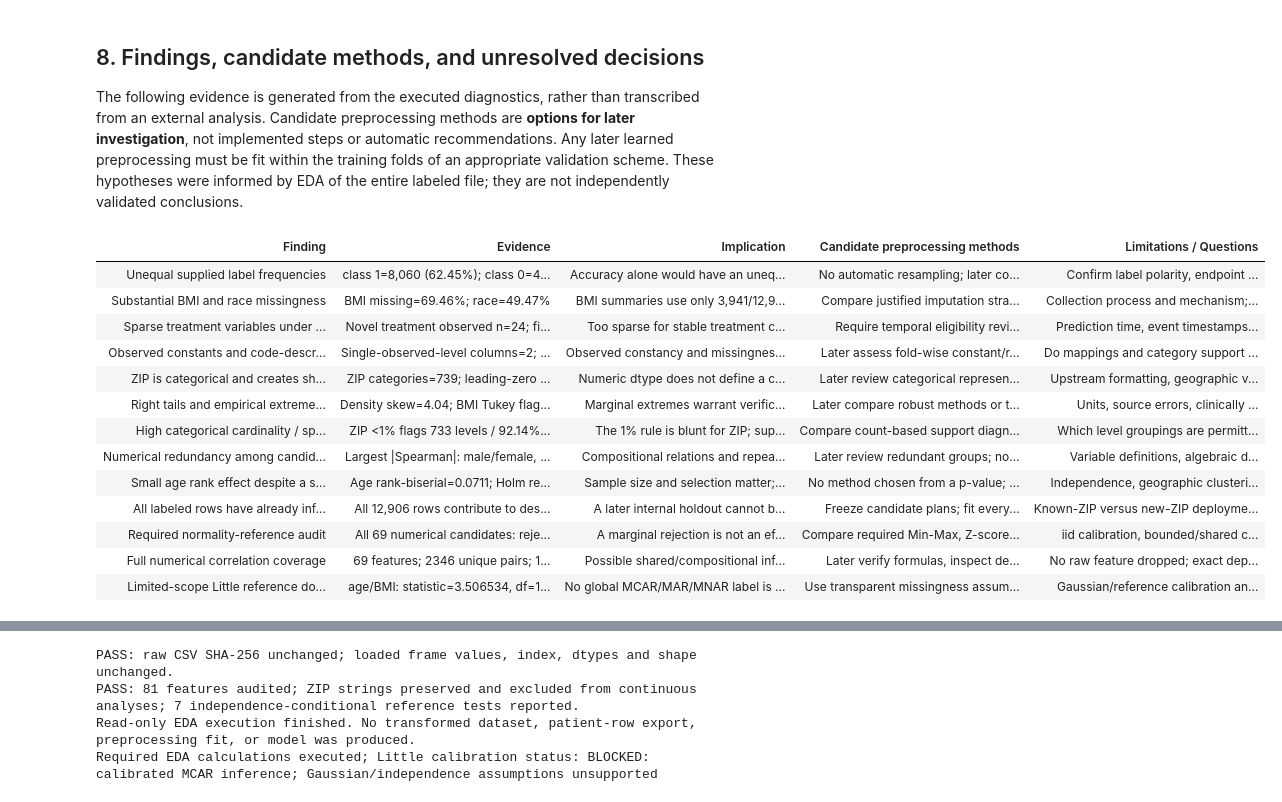
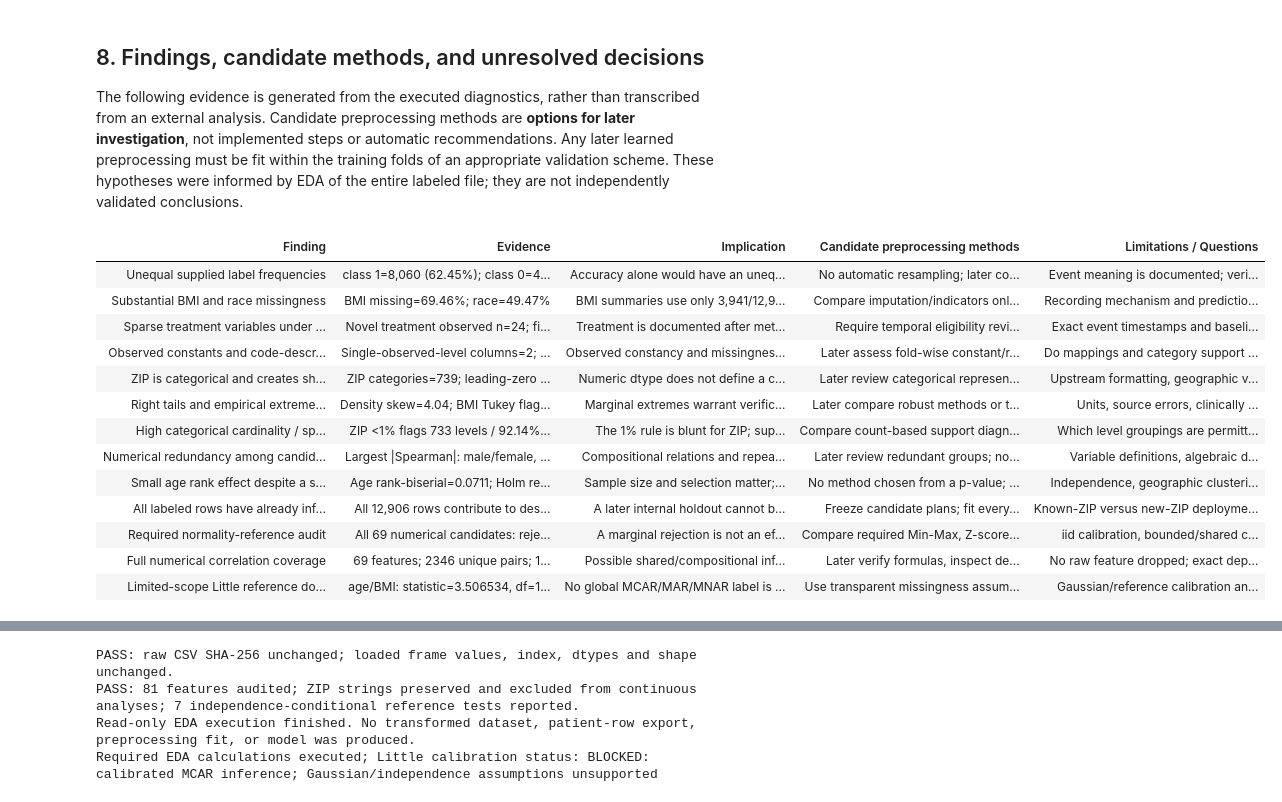
Before and after one commit to hungstupid/data-mining-preprocessing, a Jupyter notebook: book/tabular/01_eda.ipynb, the cells around one changed output, grey strips where cells are left out. Drawn from its saved outputs; the diff is of its cells as text; code cells hidden in the pictures.

```diff
--- a/book/tabular/01_eda.ipynb
+++ b/book/tabular/01_eda.ipynb
@@ -264,6 +286,18 @@ geographic_codes = {"patient_zip3", "patient_state", "Region", "Division"}
 individual_categorical = {"patient_race", "payer_type", "patient_gender"}
 individual_numeric = {"patient_age", "bmi"}
 environment_columns = {"Ozone", "PM25", "N02"}  # Preserve the literal CSV name N02 (zero).
+
+def timing_status(column):
+    if column in {"bmi", "metastatic_first_novel_treatment", "metastatic_first_novel_treatment_type"}:
+        return "post-metastatic: documented; earlier-baseline use blocked"
+    if column in {"payer_type", "patient_state", "patient_zip3", "patient_gender"}:
+        return "on metastatic date: documented; baseline availability unverified"
+    if column == "patient_age":
+        return "index-year age: documented; index/baseline alignment unverified"
+    if column in clinical_review:
+        return "code system documented; individual definition/timing unverified"
+    return "baseline availability/reference period unverified"
+
 
 def semantic_role(column):
     if column in clinical_review:
@@ -290,7 +324,7 @@ for column in feature_columns:
         "observed_unique": df[column].nunique(),
         "dominant_observed_pct": (observed_counts.iloc[0] / observed_counts.sum() * 100
                                   if len(observed_counts) else np.nan),
-        "timing_status": ("high-risk/unverified" if column in clinical_review else "unverified"),
+        "timing_status": timing_status(column),
     })
 audit = pd.DataFrame(records).set_index("feature")
 continuous_columns = [
@@ -1551,17 +1707,17 @@ findings = pd.DataFrame([
      "evidence": f"class 1={balance.loc[1, 'patients']:,} ({balance.loc[1, 'share_pct']:.2f}%); class 0={balance.loc[0, 'patients']:,}",
      "implication": "Accuracy alone would have an unequal-class reference",
      "candidate preprocessing methods": "No automatic resampling; later compare justified weighting/resampling inside folds",
-     "unresolved questions": "Confirm label polarity, endpoint and evaluation metric"},
+     "unresolved questions": "Event meaning is documented; verify date anchors/boundary, numeric coding and evaluation metric"},
     {"finding": "Substantial BMI and race missingness",
      "evidence": f"BMI missing={missing_table.loc['bmi', 'missing_pct']:.2f}%; race={missing_table.loc['patient_race', 'missing_pct']:.2f}%",
      "implication": f"BMI summaries use only {int(missing_table.loc['bmi', 'observed_n']):,}/{len(df):,} rows; imputation would be assumption-sensitive",
-     "candidate preprocessing methods": "Compare justified imputation strategies and feature-only missingness indicators later",
-     "unresolved questions": "Collection process and mechanism; no MCAR/MAR/MNAR conclusion"},
+     "candidate preprocessing methods": "Compare imputation/indicators only for temporally eligible inputs; BMI and its indicator are post-metastatic diagnostics",
+     "unresolved questions": "Recording mechanism and prediction time; no MCAR/MAR/MNAR conclusion"},
     {"finding": "Sparse treatment variables under temporal review",
      "evidence": f"Novel treatment observed n={missing_table.loc['metastatic_first_novel_treatment', 'observed_n']}; five clinical fields held out of association tests",
-     "implication": "Too sparse for stable treatment comparisons; missing does not mean untreated",
+     "implication": "Treatment is documented after metastatic diagnosis and extremely sparse; missing does not mean untreated",
      "candidate preprocessing methods": "Require temporal eligibility review before considering exclusion or representation",
-     "unresolved questions": "Prediction time, event timestamps, source-field definitions"},
+     "unresolved questions": "Exact event timestamps and baseline; post-metastatic timing is source-confirmed"},
     {"finding": "Observed constants and code-description redundancy",
      "evidence": f"Single-observed-level columns={len(single_observed)}; breast code/description max mappings={code_to_description.max()}/{description_to_code.max()}",
      "implication": "Observed constancy and missingness must be distinguished",
@@ -1594,37 +1750,37 @@ findings = pd.DataFrame([
      "unresolved questions": "Independence, geographic clustering, confounding and temporal availability"},
     {"finding": "All labeled rows have already informed EDA",
      "evidence": f"All {len(df):,} rows contribute to descriptive or label-based diagnostics; no split was created",
      "implication": "A later internal holdout cannot be called completely untouched",
      "candidate preprocessing methods": "Freeze candidate plans; fit every learned preprocessing step only within development folds",
      "unresolved questions": "Known-ZIP versus new-ZIP deployment; internal assessment remains post-EDA; independent external assessment needed"},
     {"finding": "Required normality-reference audit",
      "evidence": f"All {len(normality_table)} numerical candidates: reject={normality_counts['reject H0']}, fail-to-reject={normality_counts['fail to reject H0']}, not-testable={normality_counts['NOT TESTABLE']}",
      "implication": "A marginal rejection is not an effect size or a scaler-selection rule",
      "candidate preprocessing methods": "Compare required Min-Max, Z-score, Robust and both Quantile outputs inside folds",
      "unresolved questions": "iid calibration, bounded/shared contextual variables, model-specific usefulness"},
     {"finding": "Full numerical correlation coverage",
      "evidence": f"{len(correlation_columns)} features; {len(all_unique_pairs)} unique pairs; {len(strong_correlations)} pairs exceed either strict 0.9 threshold",
      "implication": "Possible shared/compositional information; pairwise association does not diagnose all multicollinearity",
      "candidate preprocessing methods": "Later verify formulas, inspect design rank/VIF, compare representatives, regularization or PCA",
      "unresolved questions": "No raw feature dropped; exact dependencies require dictionary confirmation"},
     {"finding": "Limited-scope Little reference does not establish a mechanism",
      "evidence": f"age/BMI: statistic={little_report['test_statistic']:.6f}, df={little_report['degrees_of_freedom']}, p={little_report['p_value']:.6g}; formal decision={little_report['decision']}",
      "implication": "No global MCAR/MAR/MNAR label is justified",
      "candidate preprocessing methods": "Use transparent missingness assumptions and sensitivity experiments; never infer MAR/MNAR from rejection",
-     "unresolved questions": f"Gaussian/reference calibration and dependence unresolved; scope excludes {len(feature_columns)-len(little_included)} candidate features"},
+     "unresolved questions": f"Gaussian/reference calibration and dependence unresolved; wider-scope feasibility screened, 0 extra p-values; excludes {len(feature_columns)-len(little_included)} candidates"},
 ]).rename(columns={
     "finding": "Finding", "evidence": "Evidence", "implication": "Implication",
     "candidate preprocessing methods": "Candidate preprocessing methods",
     "unresolved questions": "Limitations / Questions",
 })
 display(findings.style.hide(axis="index").set_properties(**{
     "text-align": "left", "vertical-align": "top", "white-space": "normal", "max-width": "18em"
 }))
 # %% [output]
 | Finding | Evidence | Implication | Candidate preprocessing methods | Limitations / Questions |
-| Unequal supplied label frequencies | class 1=8,060 (62.45%); class 0=4... | Accuracy alone would have an uneq... | No automatic resampling; later co... | Confirm label polarity, endpoint ... |
-| Substantial BMI and race missingness | BMI missing=69.46%; race=49.47% | BMI summaries use only 3,941/12,9... | Compare justified imputation stra... | Collection process and mechanism;... |
-| Sparse treatment variables under ... | Novel treatment observed n=24; fi... | Too sparse for stable treatment c... | Require temporal eligibility revi... | Prediction time, event timestamps... |
+| Unequal supplied label frequencies | class 1=8,060 (62.45%); class 0=4... | Accuracy alone would have an uneq... | No automatic resampling; later co... | Event meaning is documented; veri... |
+| Substantial BMI and race missingness | BMI missing=69.46%; race=49.47% | BMI summaries use only 3,941/12,9... | Compare imputation/indicators onl... | Recording mechanism and predictio... |
+| Sparse treatment variables under ... | Novel treatment observed n=24; fi... | Treatment is documented after met... | Require temporal eligibility revi... | Exact event timestamps and baseli... |
 | Observed constants and code-descr... | Single-observed-level columns=2; ... | Observed constancy and missingnes... | Later assess fold-wise constant/r... | Do mappings and category support ... |
 | ZIP is categorical and creates sh... | ZIP categories=739; leading-zero ... | Numeric dtype does not define a c... | Later review categorical represen... | Upstream formatting, geographic v... |
 | Right tails and empirical extreme... | Density skew=4.04; BMI Tukey flag... | Marginal extremes warrant verific... | Later compare robust methods or t... | Units, source errors, clinically ... |
```
Also changed, not shown: parts of 13 cells of this notebook, 2 other files.
